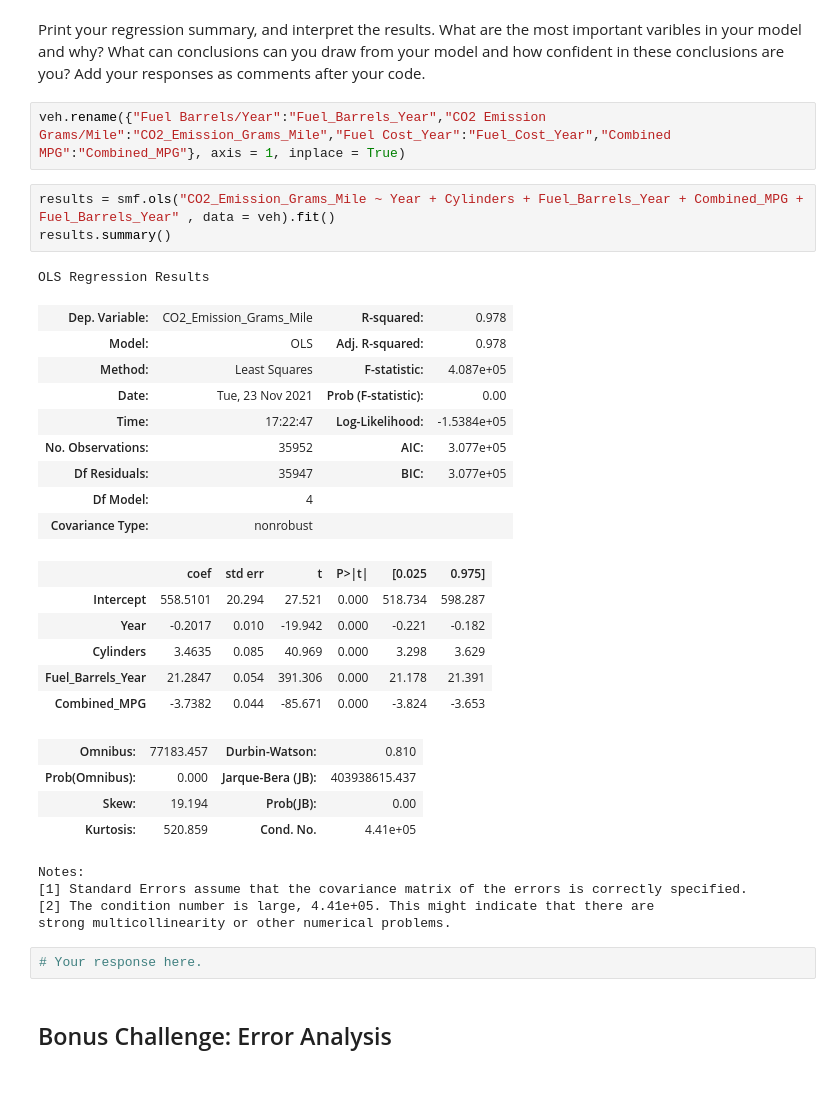
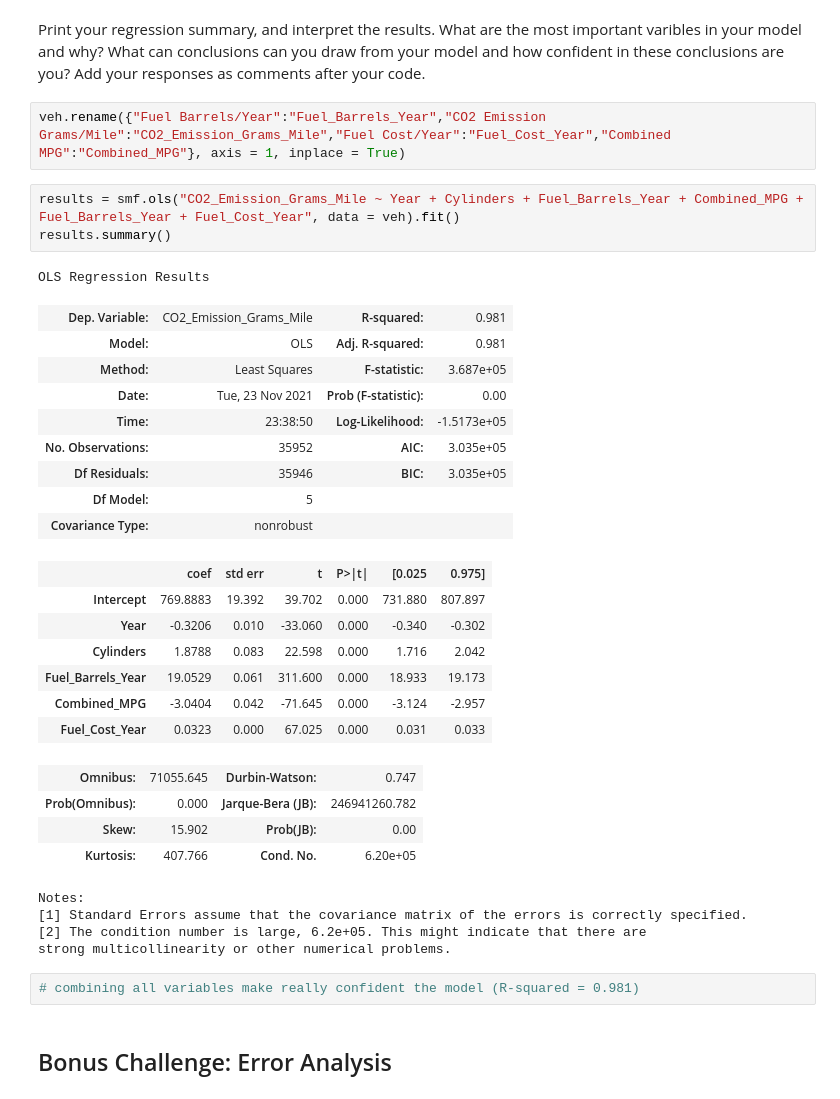
Before and after one commit to Ironhack-Data-Madrid-Octubre-2021/-lab-regression-analysis, a Jupyter notebook: your-code.ipynb, the cells around one changed output. Drawn from its saved outputs; the diff is of its cells as text.

```diff
--- a/your-code.ipynb
+++ b/your-code.ipynb
@@ -178,37 +212,38 @@ veh_cor.head(3)
 # %% [markdown]
 Print your regression summary, and interpret the results. What are the most important varibles in your model and why? What can conclusions can you draw from your model and how confident in these conclusions are you? Add your responses as comments after your code.
 # %%
-veh.rename({"Fuel Barrels/Year":"Fuel_Barrels_Year","CO2 Emission Grams/Mile":"CO2_Emission_Grams_Mile","Fuel Cost_Year":"Fuel_Cost_Year","Combined MPG":"Combined_MPG"}, axis = 1, inplace = True)
+veh.rename({"Fuel Barrels/Year":"Fuel_Barrels_Year","CO2 Emission Grams/Mile":"CO2_Emission_Grams_Mile","Fuel Cost/Year":"Fuel_Cost_Year","Combined MPG":"Combined_MPG"}, axis = 1, inplace = True)
 # %%
-results = smf.ols("CO2_Emission_Grams_Mile ~ Year + Cylinders + Fuel_Barrels_Year + Combined_MPG + Fuel_Barrels_Year" , data = veh).fit()
+results = smf.ols("CO2_Emission_Grams_Mile ~ Year + Cylinders + Fuel_Barrels_Year + Combined_MPG + Fuel_Barrels_Year + Fuel_Cost_Year", data = veh).fit()
 results.summary()
 # %% [output]
 OLS Regression Results
-| Dep. Variable: | CO2_Emission_Grams_Mile | R-squared: | 0.978 |
-| Model: | OLS | Adj. R-squared: | 0.978 |
-| Method: | Least Squares | F-statistic: | 4.087e+05 |
+| Dep. Variable: | CO2_Emission_Grams_Mile | R-squared: | 0.981 |
+| Model: | OLS | Adj. R-squared: | 0.981 |
+| Method: | Least Squares | F-statistic: | 3.687e+05 |
 | Date: | Tue, 23 Nov 2021 | Prob (F-statistic): | 0.00 |
-| Time: | 17:22:47 | Log-Likelihood: | -1.5384e+05 |
-| No. Observations: | 35952 | AIC: | 3.077e+05 |
-| Df Residuals: | 35947 | BIC: | 3.077e+05 |
-| Df Model: | 4 |  |  |
+| Time: | 23:38:50 | Log-Likelihood: | -1.5173e+05 |
+| No. Observations: | 35952 | AIC: | 3.035e+05 |
+| Df Residuals: | 35946 | BIC: | 3.035e+05 |
+| Df Model: | 5 |  |  |
 | Covariance Type: | nonrobust |  |  |
 |  | coef | std err | t | P>|t| | [0.025 | 0.975] |
-| Intercept | 558.5101 | 20.294 | 27.521 | 0.000 | 518.734 | 598.287 |
-| Year | -0.2017 | 0.010 | -19.942 | 0.000 | -0.221 | -0.182 |
-| Cylinders | 3.4635 | 0.085 | 40.969 | 0.000 | 3.298 | 3.629 |
-| Fuel_Barrels_Year | 21.2847 | 0.054 | 391.306 | 0.000 | 21.178 | 21.391 |
-| Combined_MPG | -3.7382 | 0.044 | -85.671 | 0.000 | -3.824 | -3.653 |
+| Intercept | 769.8883 | 19.392 | 39.702 | 0.000 | 731.880 | 807.897 |
+| Year | -0.3206 | 0.010 | -33.060 | 0.000 | -0.340 | -0.302 |
+| Cylinders | 1.8788 | 0.083 | 22.598 | 0.000 | 1.716 | 2.042 |
+| Fuel_Barrels_Year | 19.0529 | 0.061 | 311.600 | 0.000 | 18.933 | 19.173 |
+| Combined_MPG | -3.0404 | 0.042 | -71.645 | 0.000 | -3.124 | -2.957 |
+| Fuel_Cost_Year | 0.0323 | 0.000 | 67.025 | 0.000 | 0.031 | 0.033 |
-| Omnibus: | 77183.457 | Durbin-Watson: | 0.810 |
-| Prob(Omnibus): | 0.000 | Jarque-Bera (JB): | 403938615.437 |
-| Skew: | 19.194 | Prob(JB): | 0.00 |
-| Kurtosis: | 520.859 | Cond. No. | 4.41e+05 |
+| Omnibus: | 71055.645 | Durbin-Watson: | 0.747 |
+| Prob(Omnibus): | 0.000 | Jarque-Bera (JB): | 246941260.782 |
+| Skew: | 15.902 | Prob(JB): | 0.00 |
+| Kurtosis: | 407.766 | Cond. No. | 6.20e+05 |
 Notes:
 [1] Standard Errors assume that the covariance matrix of the errors is correctly specified.
-[2] The condition number is large, 4.41e+05. This might indicate that there are
+[2] The condition number is large, 6.2e+05. This might indicate that there are
 strong multicollinearity or other numerical problems.
-# %%
-# Your response here.
+# %%
+# combining all variables make really confident the model (R-squared = 0.981)
 # %% [markdown]
 ## Bonus Challenge: Error Analysis
 # %% [markdown]
```
Also changed, not shown: parts of 34 cells of this notebook.
